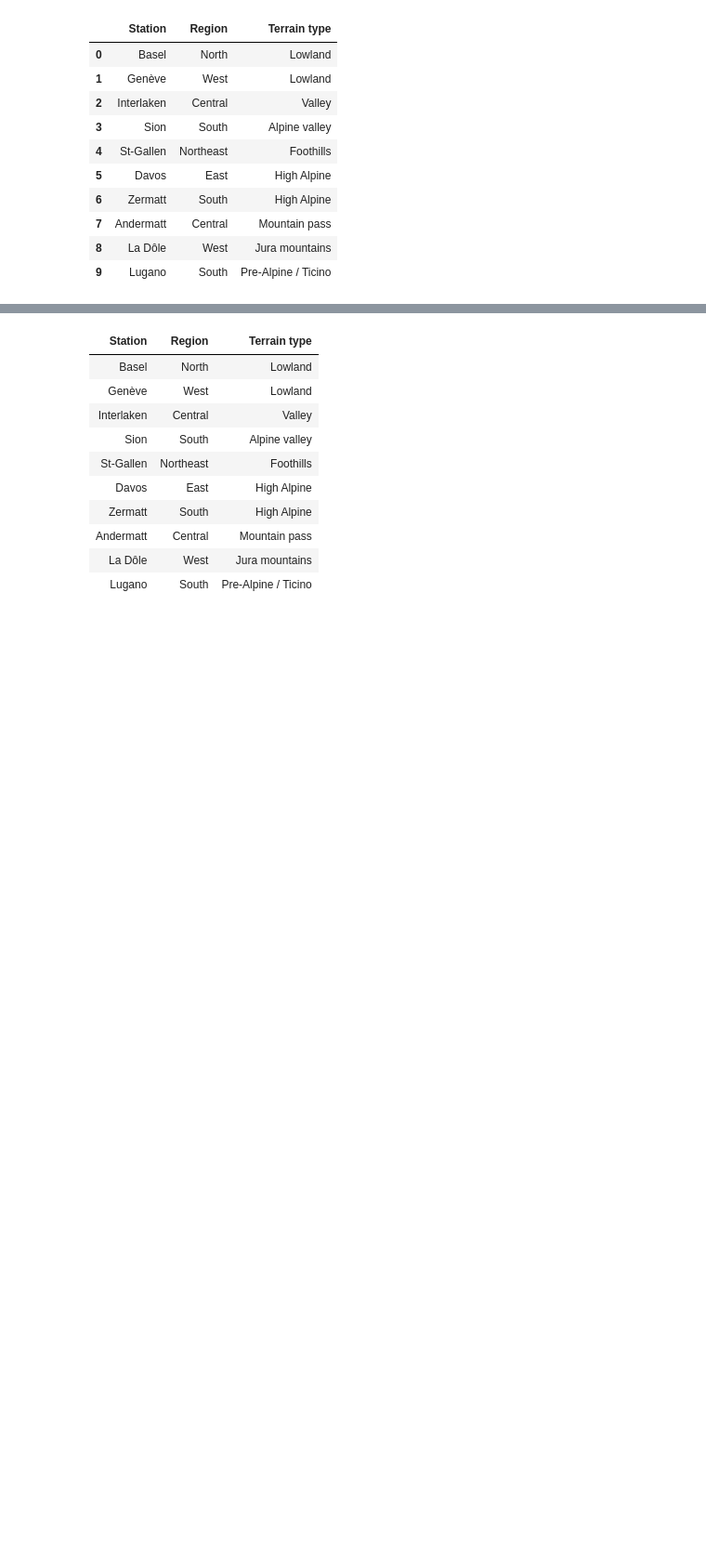
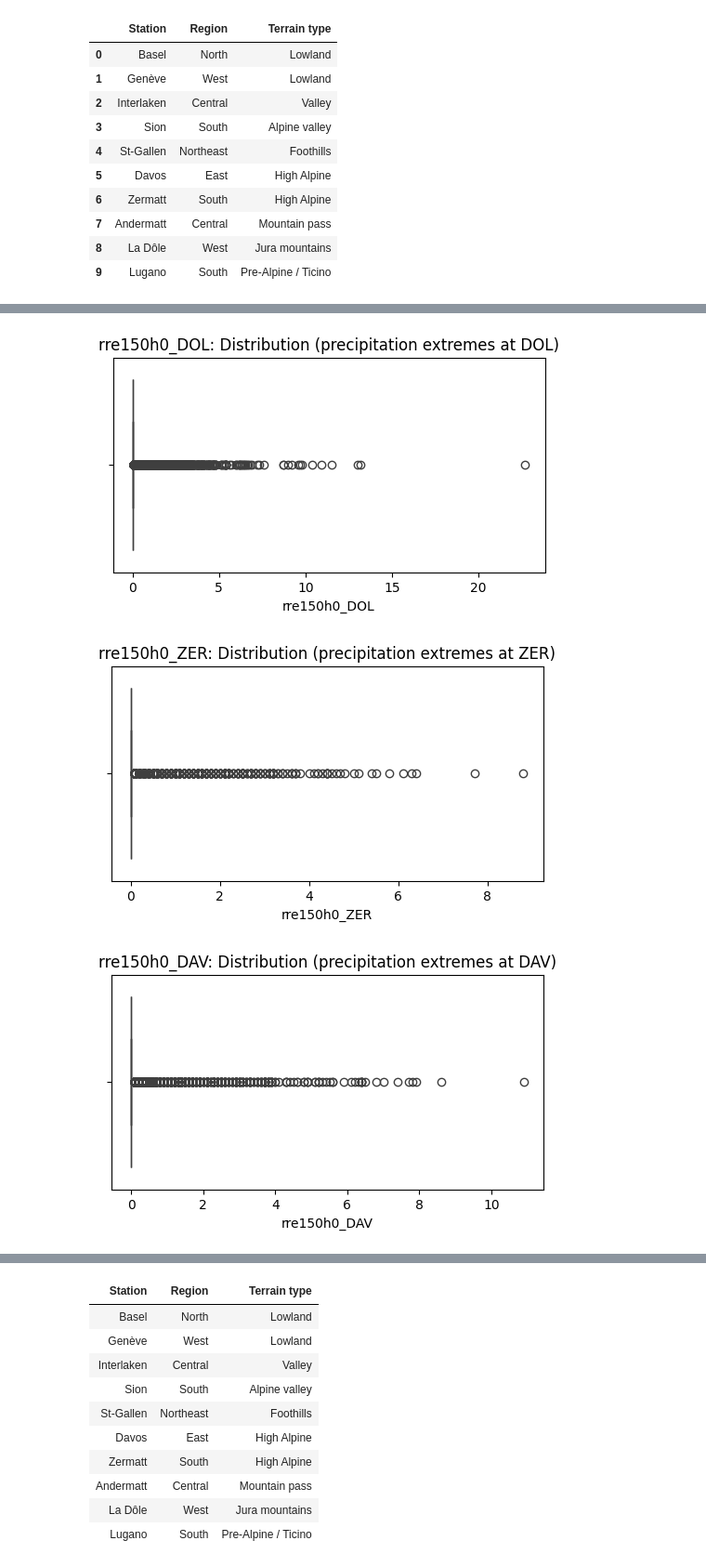
Before and after one commit to ivanldf13/MachineLearning2025, a Jupyter notebook: ML_Weather_Prediction/ml_weather_prediction.ipynb, the cells around one changed output, grey strips where cells are left out. Shown at 93% size. Drawn from its saved outputs; the diff is of its cells as text; code cells hidden in the pictures; blank space fills up the shorter version.

```diff
--- a/ML_Weather_Prediction/ml_weather_prediction.ipynb
+++ b/ML_Weather_Prediction/ml_weather_prediction.ipynb
@@ -315,0 +330,12 @@ Given that the outliers showcase the geographical and meteorogical diversity of
+# %%
+top_vars = ['rre150h0_DOL', 'rre150h0_ZER', 'rre150h0_DAV', 'rre150h0_ANT']
+
+for var in top_vars:
+    plt.figure(figsize=(6,3))
+    sns.boxplot(x=train[var])
+    plt.title(f"{var}: Distribution (precipitation extremes at {var[-3:]})")
+    plt.show()
+# %% [output]
+[figure, added]
+[figure, added]
+[figure, added]
```
Also changed, not shown: parts of 9 cells of this notebook.
